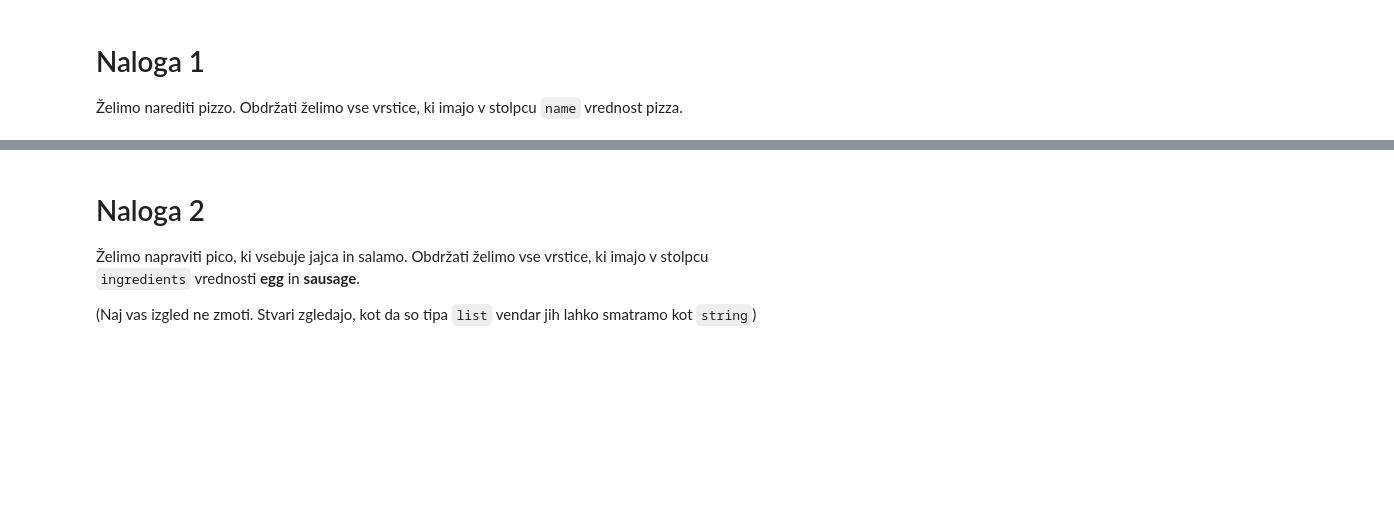
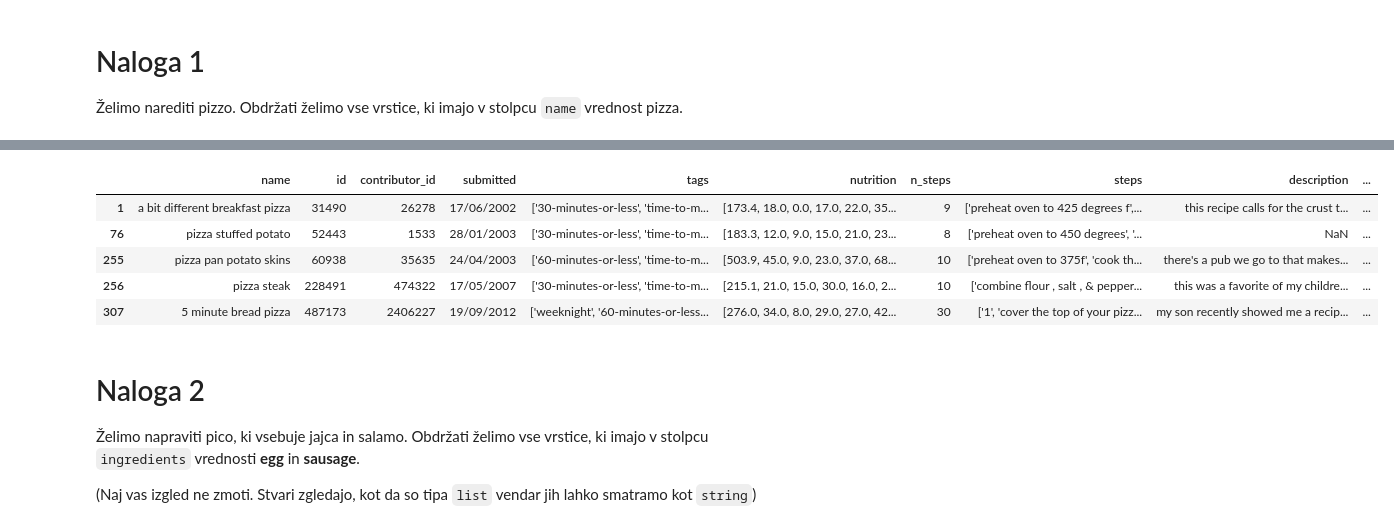
Before and after one commit to evgenursic/python-analitika-2, a Jupyter notebook: Del_03_Pandas_data_cleaning_napredno/03_Data_Cleaning_Napredno_DN.ipynb, the cells around one changed output, grey strips where cells are left out. Saved outputs shown, nothing was run; the diff lists cells and outputs as text; code cells hidden in the pictures; blank space fills up the shorter version.

```diff
--- a/Del_03_Pandas_data_cleaning_napredno/03_Data_Cleaning_Napredno_DN.ipynb
+++ b/Del_03_Pandas_data_cleaning_napredno/03_Data_Cleaning_Napredno_DN.ipynb
@@ -38,3 +50,15 @@ Obdržati želimo vse vrstice, ki imajo v stolpcu `name` vrednost pizza.
+# %%
+# Rešitev
+
+#recipes[recipes['name'].str.match('pizza', na=False)]
+recipes[recipes['name'].str.contains("pizza", na=False)].head()
+# %% [output]
+|  | name | id | contributor_id | submitted | tags | nutrition | n_steps | steps | description | ... |
+| 1 | a bit different breakfast pizza | 31490 | 26278 | 17/06/2002 | ['30-minutes-or-less', 'time-to-m... | [173.4, 18.0, 0.0, 17.0, 22.0, 35... | 9 | ['preheat oven to 425 degrees f',... | this recipe calls for the crust t... | ... |
+| 76 | pizza stuffed potato | 52443 | 1533 | 28/01/2003 | ['30-minutes-or-less', 'time-to-m... | [183.3, 12.0, 9.0, 15.0, 21.0, 23... | 8 | ['preheat oven to 450 degrees', '... | NaN | ... |
+| 255 | pizza pan potato skins | 60938 | 35635 | 24/04/2003 | ['60-minutes-or-less', 'time-to-m... | [503.9, 45.0, 9.0, 23.0, 37.0, 68... | 10 | ['preheat oven to 375f', 'cook th... | there's a pub we go to that makes... | ... |
+| 256 | pizza steak | 228491 | 474322 | 17/05/2007 | ['30-minutes-or-less', 'time-to-m... | [215.1, 21.0, 15.0, 30.0, 16.0, 2... | 10 | ['combine flour , salt , & pepper... | this was a favorite of my childre... | ... |
+| 307 | 5 minute bread pizza | 487173 | 2406227 | 19/09/2012 | ['weeknight', '60-minutes-or-less... | [276.0, 34.0, 8.0, 29.0, 27.0, 42... | 30 | ['1', 'cover the top of your pizz... | my son recently showed me a recip... | ... |
 # %% [markdown]
 # Naloga 2
 
```
Also changed, not shown: parts of 9 cells of this notebook, 1 other file.
